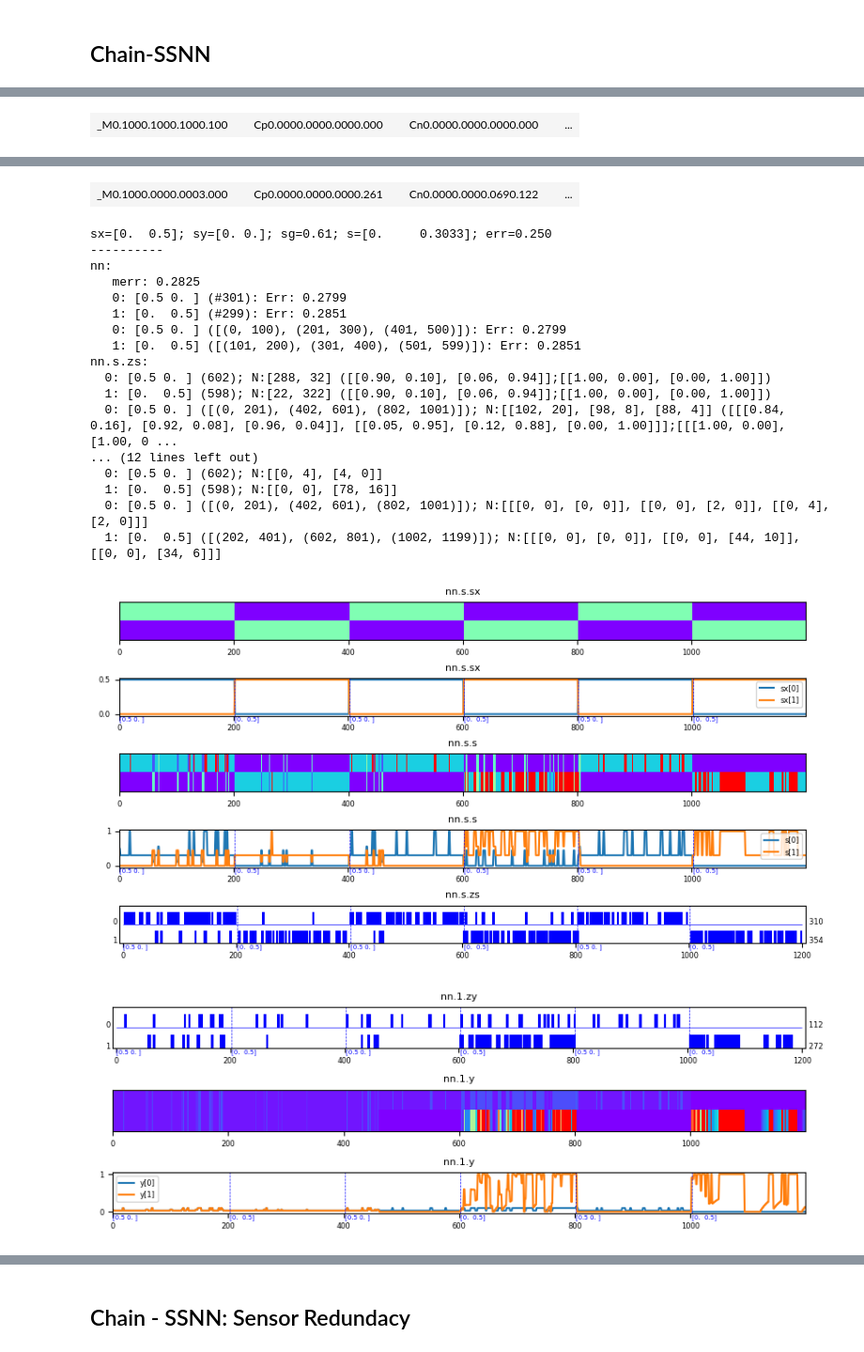
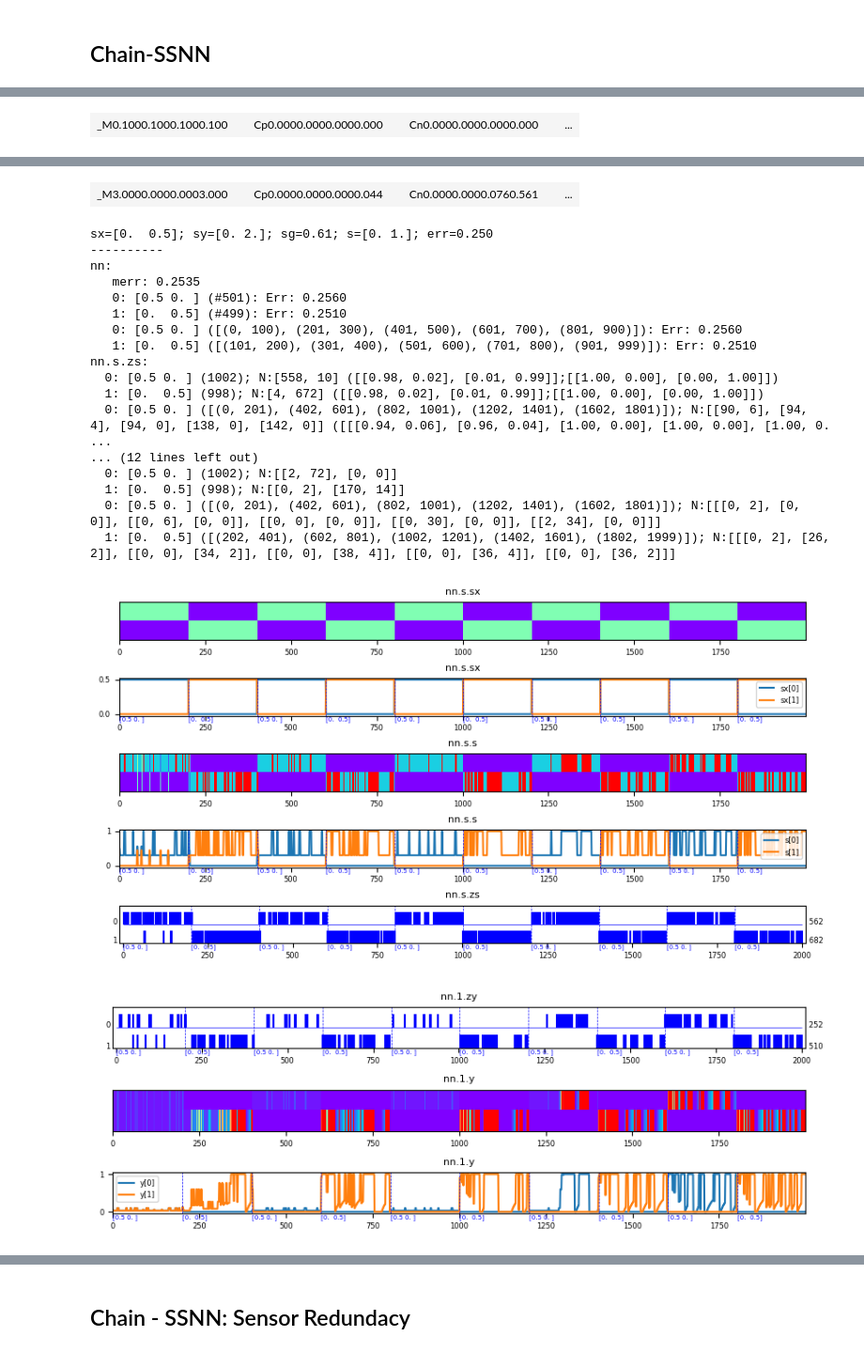
Before and after one commit to einnovator/spikeml, a Jupyter notebook: nb/snn.ipynb, the cells around one changed output, grey strips where cells are left out. Shown at 94% size. Saved outputs shown, nothing was run; the diff lists cells and outputs as text; code cells hidden in the pictures.

```diff
--- a/nb/snn.ipynb
+++ b/nb/snn.ipynb
@@ -912,10 +912,10 @@ from spikeml.core.snn_stats import connector_stats
 # %%
 print(SSNNParams().fmt())
-params = SSNNParams(g=2, pmax=.8, e_err=2, t_p=2, t_d=3, mean=0.1, sd=0, t_c=5,
-                    t_b=20, t_tdp=10, e_z=3, vmin=0, vmax=1, cmax=3, cmin=0, c_in=0, c_out= 0) #-1.5
+params = SSNNParams(g=2,  e_err=2, t_p=2, t_d=3, mean=0.1, sd=0, t_c=5,
+                    t_b=20, t_tdp=10, pmax=.8, e_z=2, vmin=0, vmax=1, cmax=3, cmin=0, c_in=0, c_out= 0) #-1.5
 print(params.fmt())
 
-ss_0_1 = signal_pulse(2, T=100, L=3, s=[0,1], value=.5)
+ss_0_1 = signal_pulse(2, T=100, L=10, s=[0,1], value=.5)
 ss_0_1_= signal_pulse(2, T=100, L=1, s=[0,-1,1,-1], value=.5)
 ss_0= signal_pulse(2, T=500, L=1, s=[0], value=.5)
 ss=ss_0_1
@@ -945,20 +945,20 @@ nn.1: s=[0.     0.3033] | zs=[0 1] -> y=[0.     0.1289] | zy=[0 0]
-| _M0.1000.0000.0003.000 |  | Cp0.0000.0000.0000.261 |  | Cn0.0000.0000.0690.122 |  | ... |
+| _M3.0000.0000.0003.000 |  | Cp0.0000.0000.0000.044 |  | Cn0.0000.0000.0760.561 |  | ... |
-sx=[0.  0.5]; sy=[0. 0.]; sg=0.61; s=[0.     0.3033]; err=0.250
+sx=[0.  0.5]; sy=[0. 2.]; sg=0.61; s=[0. 1.]; err=0.250
 ----------
 nn:
-   merr: 0.2825
-   0: [0.5 0. ] (#301): Err: 0.2799
-   1: [0.  0.5] (#299): Err: 0.2851
-   0: [0.5 0. ] ([(0, 100), (201, 300), (401, 500)]): Err: 0.2799
-   1: [0.  0.5] ([(101, 200), (301, 400), (501, 599)]): Err: 0.2851
+   merr: 0.2535
+   0: [0.5 0. ] (#501): Err: 0.2560
+   1: [0.  0.5] (#499): Err: 0.2510
+   0: [0.5 0. ] ([(0, 100), (201, 300), (401, 500), (601, 700), (801, 900)]): Err: 0.2560
+   1: [0.  0.5] ([(101, 200), (301, 400), (501, 600), (701, 800), (901, 999)]): Err: 0.2510
 nn.s.zs:
-  0: [0.5 0. ] (602); N:[288, 32] ([[0.90, 0.10], [0.06, 0.94]];[[1.00, 0.00], [0.00, 1.00]])
-  1: [0.  0.5] (598); N:[22, 322] ([[0.90, 0.10], [0.06, 0.94]];[[1.00, 0.00], [0.00, 1.00]])
-  0: [0.5 0. ] ([(0, 201), (402, 601), (802, 1001)]); N:[[102, 20], [98, 8], [88, 4]] ([[[0.84, 0.16], [0.92, 0.08], [0.96, 0.04]], [[0.05, 0.95], [0.12, 0.88], [0.00, 1.00]]];[[[1.00, 0.00], [1.00, 0 ...
+  0: [0.5 0. ] (1002); N:[558, 10] ([[0.98, 0.02], [0.01, 0.99]];[[1.00, 0.00], [0.00, 1.00]])
+  1: [0.  0.5] (998); N:[4, 672] ([[0.98, 0.02], [0.01, 0.99]];[[1.00, 0.00], [0.00, 1.00]])
+  0: [0.5 0. ] ([(0, 201), (402, 601), (802, 1001), (1202, 1401), (1602, 1801)]); N:[[90, 6], [94, 4], [94, 0], [138, 0], [142, 0]] ([[[0.94, 0.06], [0.96, 0.04], [1.00, 0.00], [1.00, 0.00], [1.00, 0. ...
 ... (12 lines left out)
-  0: [0.5 0. ] (602); N:[[0, 4], [4, 0]]
-  1: [0.  0.5] (598); N:[[0, 0], [78, 16]]
-  0: [0.5 0. ] ([(0, 201), (402, 601), (802, 1001)]); N:[[[0, 0], [0, 0]], [[0, 0], [2, 0]], [[0, 4], [2, 0]]]
-  1: [0.  0.5] ([(202, 401), (602, 801), (1002, 1199)]); N:[[[0, 0], [0, 0]], [[0, 0], [44, 10]], [[0, 0], [34, 6]]]
+  0: [0.5 0. ] (1002); N:[[2, 72], [0, 0]]
+  1: [0.  0.5] (998); N:[[0, 2], [170, 14]]
+  0: [0.5 0. ] ([(0, 201), (402, 601), (802, 1001), (1202, 1401), (1602, 1801)]); N:[[[0, 2], [0, 0]], [[0, 6], [0, 0]], [[0, 0], [0, 0]], [[0, 30], [0, 0]], [[2, 34], [0, 0]]]
+  1: [0.  0.5] ([(202, 401), (602, 801), (1002, 1201), (1402, 1601), (1802, 1999)]); N:[[[0, 2], [26, 2]], [[0, 0], [34, 2]], [[0, 0], [38, 4]], [[0, 0], [36, 4]], [[0, 0], [36, 2]]]
-[figure, old version]
+[figure, new version]
-[figure, old version]
+[figure, new version]
```
Also changed, not shown: parts of 5 cells of this notebook, 8 other files.
